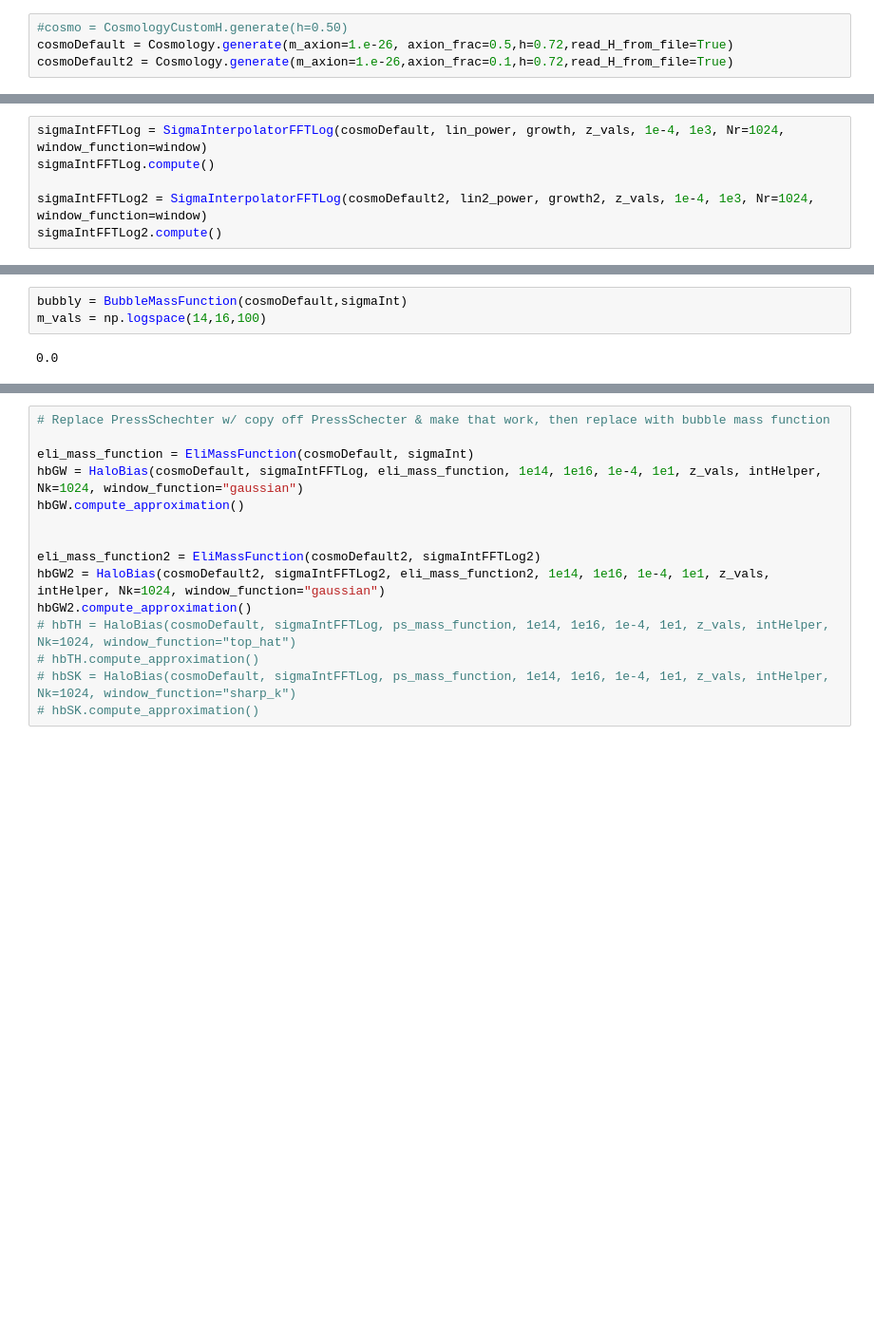
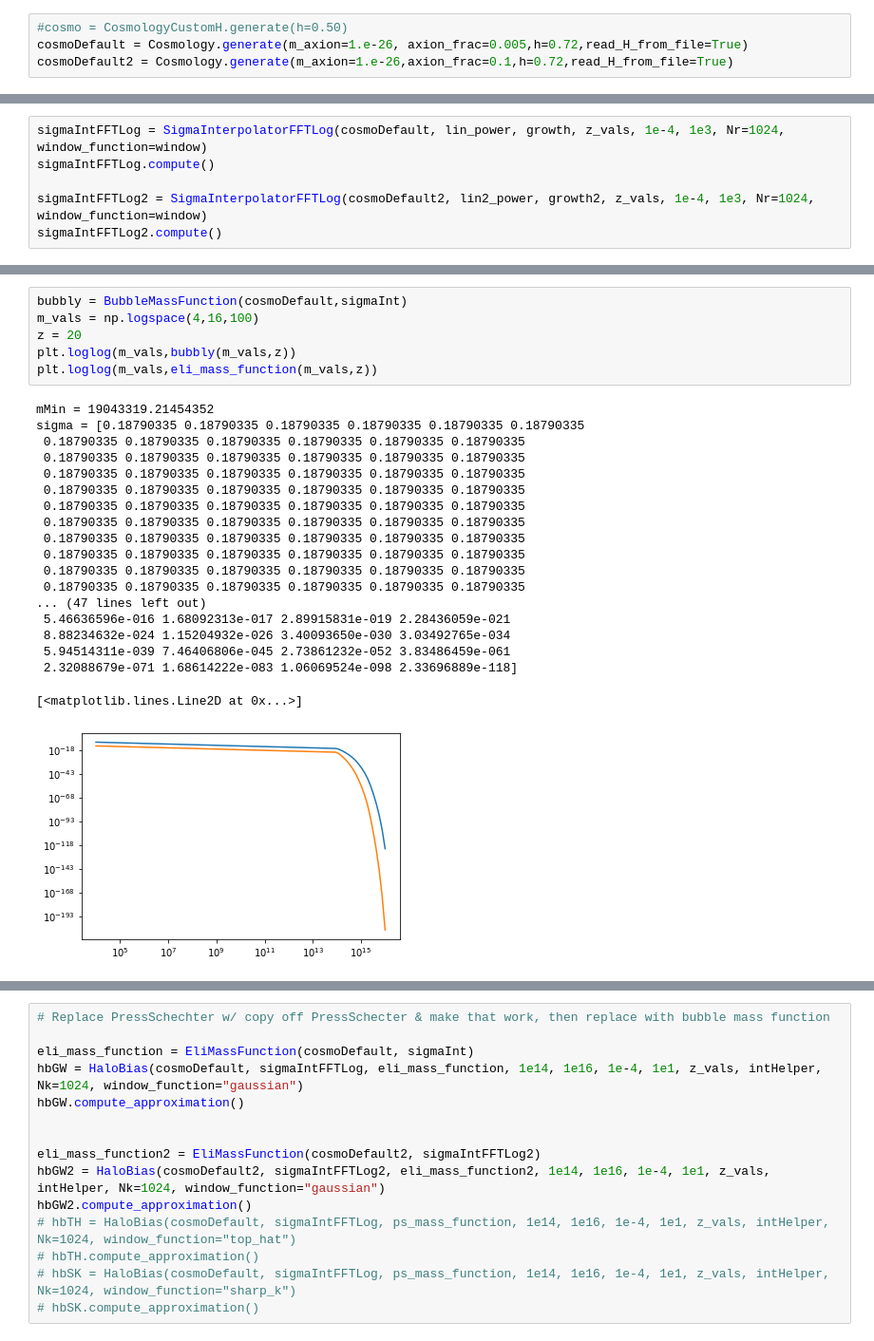
Before and after one commit to emeln/Thesis, a Jupyter notebook: axion_kSZ_source/notebooks/testing_sigma_gerrit.ipynb, the cells around one changed output, grey strips where cells are left out. Shown at 95% size. Drawn from its saved outputs; the diff is of its cells as text; blank space fills up the shorter version.

```diff
--- a/axion_kSZ_source/notebooks/testing_sigma_gerrit.ipynb
+++ b/axion_kSZ_source/notebooks/testing_sigma_gerrit.ipynb
@@ -44,5 +24,5 @@ from axion_kSZ_source.theory.correlation_functions import CorrelationFunctions
 from axion_kSZ_source.theory.correlation_functions_FFTLog import CorrelationFunctions as CorrelationFunctionsFFTLog
 # %%
 #cosmo = CosmologyCustomH.generate(h=0.50)
-cosmoDefault = Cosmology.generate(m_axion=1.e-26, axion_frac=0.5,h=0.72,read_H_from_file=True)
+cosmoDefault = Cosmology.generate(m_axion=1.e-26, axion_frac=0.005,h=0.72,read_H_from_file=True)
 cosmoDefault2 = Cosmology.generate(m_axion=1.e-26,axion_frac=0.1,h=0.72,read_H_from_file=True)
@@ -109,5 +122,26 @@ plt.loglog(m_vals, sigmaIntFFTLog2(m_vals, 0.0))
 # %%
 bubbly = BubbleMassFunction(cosmoDefault,sigmaInt)
-m_vals = np.logspace(14,16,100)
+m_vals = np.logspace(4,16,100)
+z = 20
+plt.loglog(m_vals,bubbly(m_vals,z))
+plt.loglog(m_vals,eli_mass_function(m_vals,z))
 # %% [output]
-0.0
+mMin = 19043319.21454352
+sigma = [0.18790335 0.18790335 0.18790335 0.18790335 0.18790335 0.18790335
+ 0.18790335 0.18790335 0.18790335 0.18790335 0.18790335 0.18790335
+ 0.18790335 0.18790335 0.18790335 0.18790335 0.18790335 0.18790335
+ 0.18790335 0.18790335 0.18790335 0.18790335 0.18790335 0.18790335
+ 0.18790335 0.18790335 0.18790335 0.18790335 0.18790335 0.18790335
+ 0.18790335 0.18790335 0.18790335 0.18790335 0.18790335 0.18790335
+ 0.18790335 0.18790335 0.18790335 0.18790335 0.18790335 0.18790335
+ 0.18790335 0.18790335 0.18790335 0.18790335 0.18790335 0.18790335
+ 0.18790335 0.18790335 0.18790335 0.18790335 0.18790335 0.18790335
+ 0.18790335 0.18790335 0.18790335 0.18790335 0.18790335 0.18790335
+ 0.18790335 0.18790335 0.18790335 0.18790335 0.18790335 0.18790335
+... (47 lines left out)
+ 5.46636596e-016 1.68092313e-017 2.89915831e-019 2.28436059e-021
+ 8.88234632e-024 1.15204932e-026 3.40093650e-030 3.03492765e-034
+ 5.94514311e-039 7.46406806e-045 2.73861232e-052 3.83486459e-061
+ 2.32088679e-071 1.68614222e-083 1.06069524e-098 2.33696889e-118]
+[<matplotlib.lines.Line2D at 0x...>]
+[figure, added]
```
Also changed, not shown: parts of 13 cells of this notebook, 16 other files.
